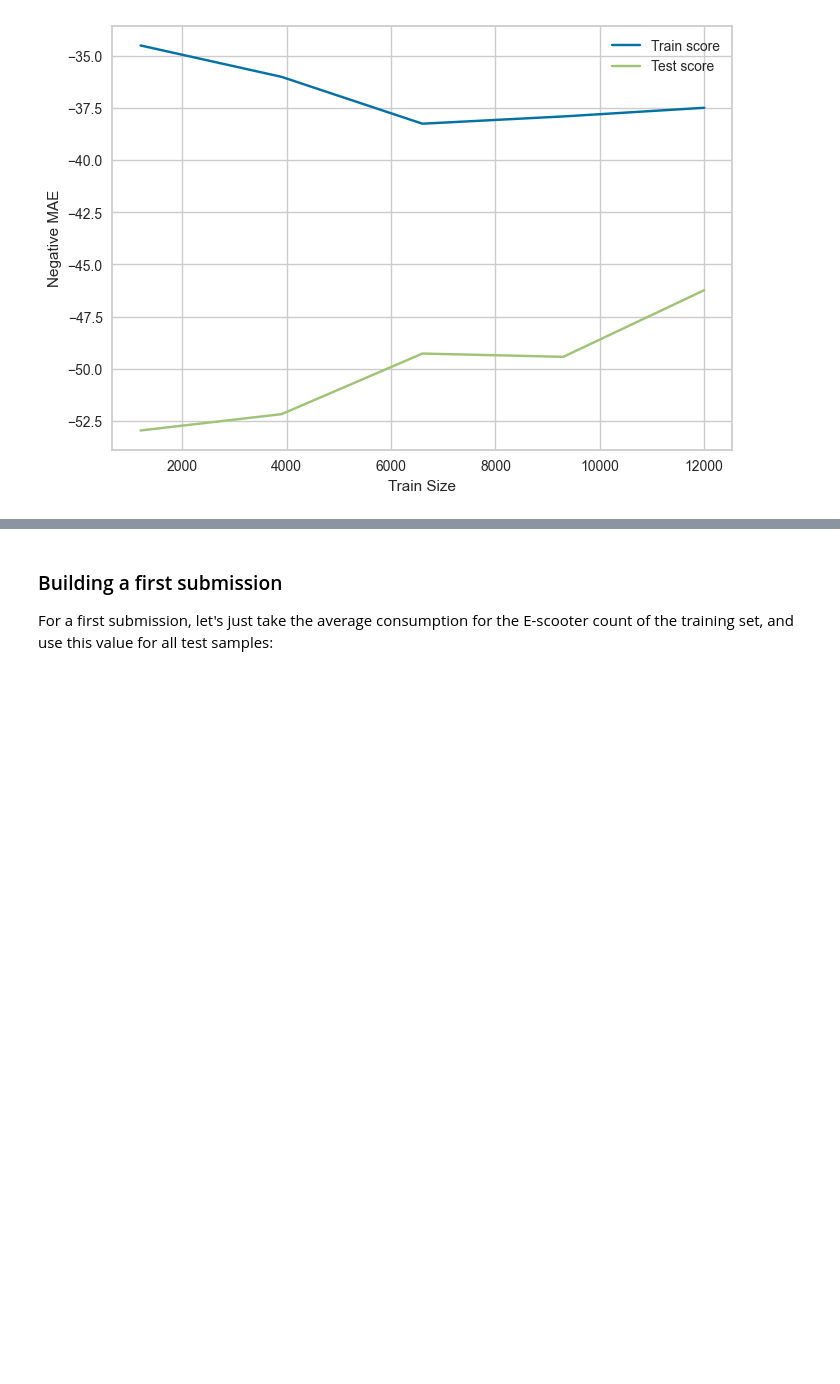
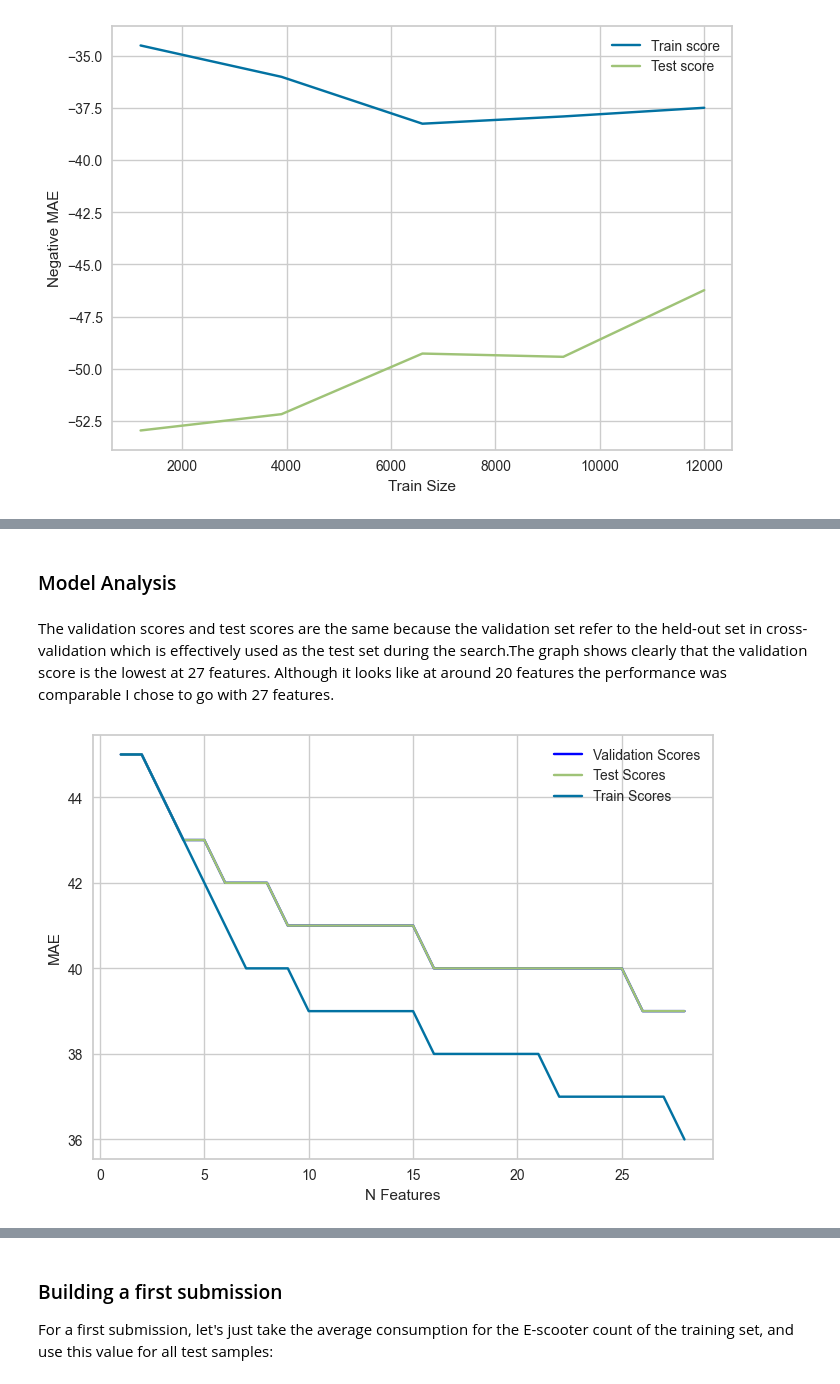
Before and after one commit to erdoganabaci/ml-predicting-energy-consumption, a Jupyter notebook: erdogan_abaci_ML_Predicting_Energy_consumption.ipynb, the cells around one changed output, grey strips where cells are left out. Drawn from its saved outputs; the diff is of its cells as text; code cells hidden in the pictures; blank space fills up the shorter version.

```diff
--- a/erdogan_abaci_ML_Predicting_Energy_consumption.ipynb
+++ b/erdogan_abaci_ML_Predicting_Energy_consumption.ipynb
@@ -1201,0 +1353,15 @@ plt.show()
+# %% [markdown]
+### Model Analysis
+# %% [markdown]
+The validation scores and test scores are the same because the validation set refer to the held-out set in cross-validation which is effectively used as the test set during the search.The graph shows clearly that the validation score is the lowest at 27 features. Although it looks like at around 20 features the performance was comparable I chose to go with 27 features.
+# %%
+plt.plot(features, validation_scores, c="blue", label="Validation Scores")
+plt.plot(features, test_scores, c="g", label="Test Scores")
+plt.plot(features, train_scores, c="b", label="Train Scores")
+
+plt.xlabel("N Features")
+plt.ylabel("MAE")
+plt.legend()
+plt.show()
+# %% [output]
+[figure, added]
```
Also changed, not shown: parts of 30 cells of this notebook.
